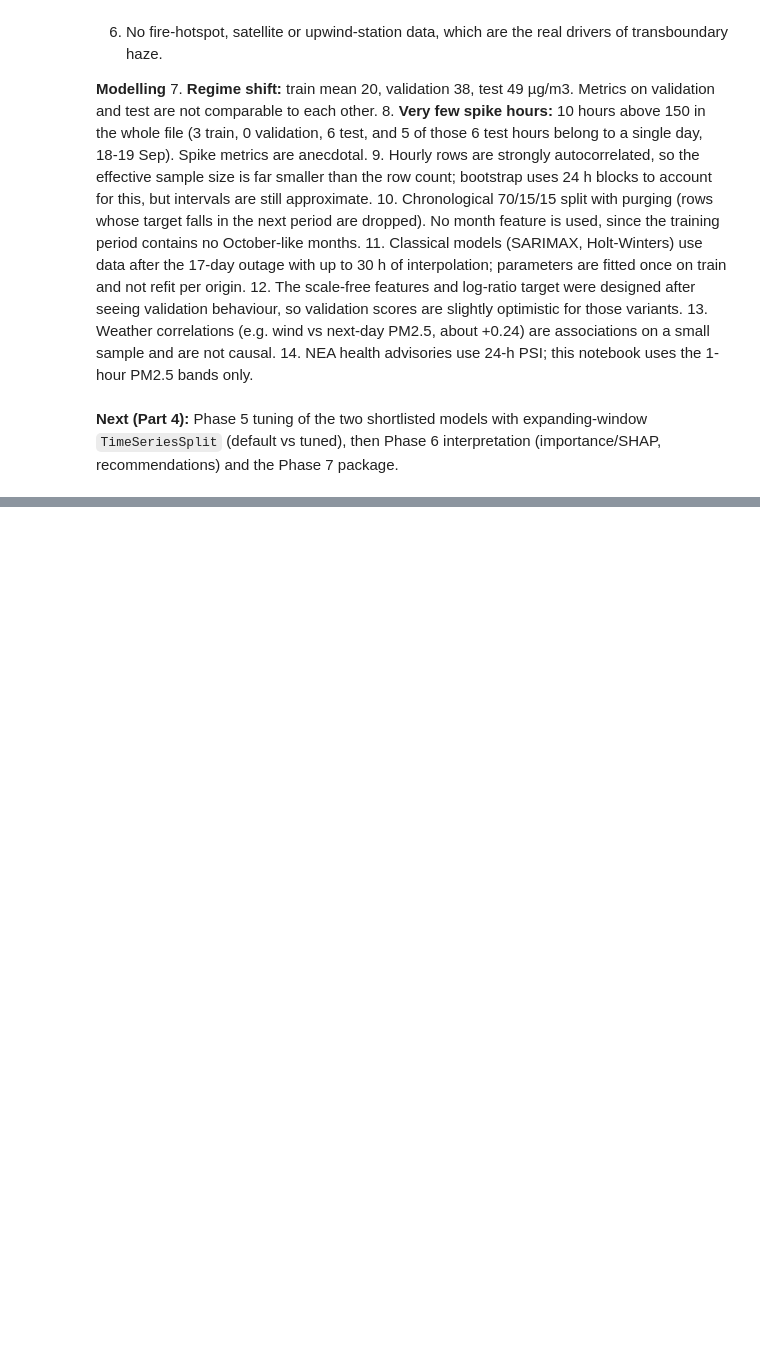
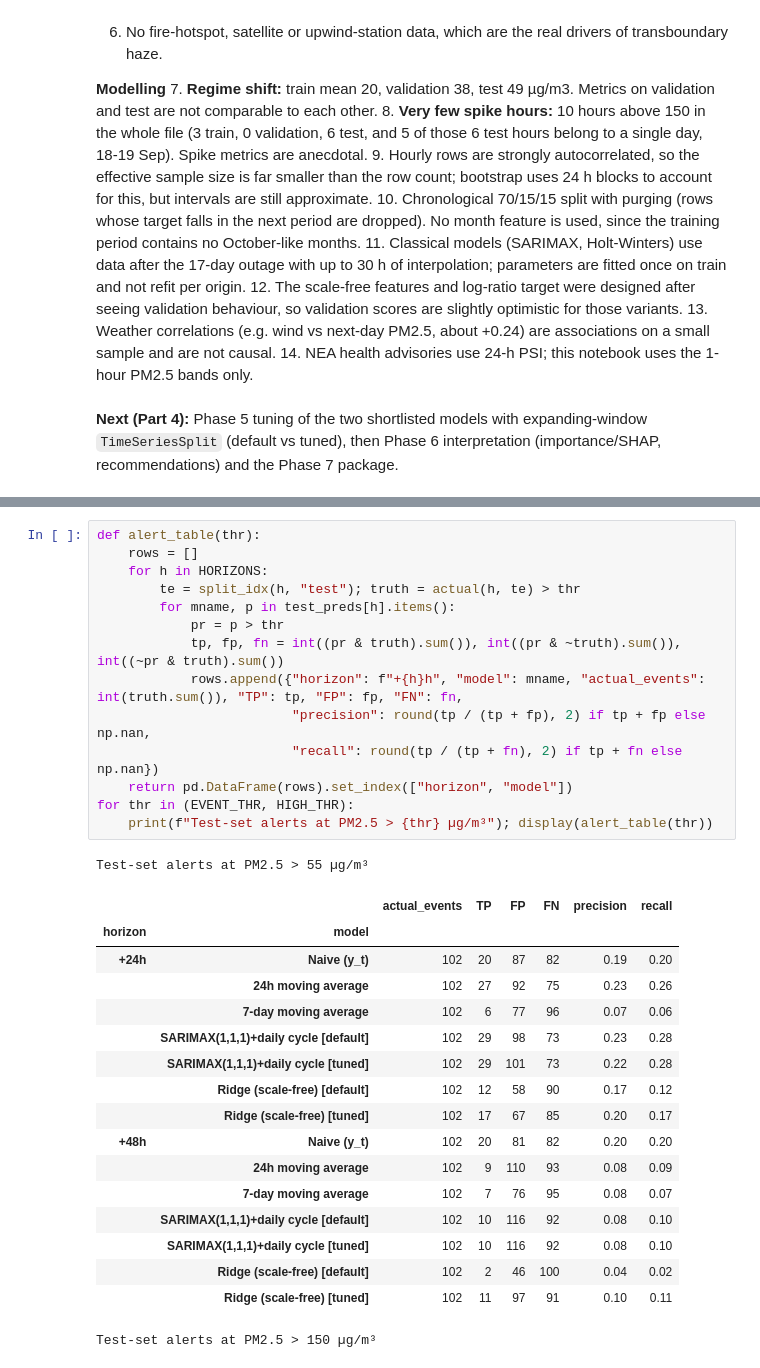
Before and after one commit to ZaField/Transboundary-Haze-Forecasting, a Jupyter notebook: Transboundary_Haze_Forecasting.ipynb, the cells around one changed output, grey strips where cells are left out. Drawn from its saved outputs; the diff is of its cells as text; blank space fills up the shorter version.

```diff
--- a/Transboundary_Haze_Forecasting.ipynb
+++ b/Transboundary_Haze_Forecasting.ipynb
@@ -1297,0 +1670,33 @@ Shortlisted for Phase 5 tuning: ['SARIMAX(1,1,1)+daily cycle', 'Ridge (scale-fre
+# %%
+def alert_table(thr):
+    rows = []
+    for h in HORIZONS:
+        te = split_idx(h, "test"); truth = actual(h, te) > thr
+        for mname, p in test_preds[h].items():
+            pr = p > thr
+            tp, fp, fn = int((pr & truth).sum()), int((pr & ~truth).sum()), int((~pr & truth).sum())
+            rows.append({"horizon": f"+{h}h", "model": mname, "actual_events": int(truth.sum()), "TP": tp, "FP": fp, "FN": fn,
+                         "precision": round(tp / (tp + fp), 2) if tp + fp else np.nan,
+                         "recall": round(tp / (tp + fn), 2) if tp + fn else np.nan})
+    return pd.DataFrame(rows).set_index(["horizon", "model"])
+for thr in (EVENT_THR, HIGH_THR):
+    print(f"Test-set alerts at PM2.5 > {thr} µg/m³"); display(alert_table(thr))
+# %% [output]
+Test-set alerts at PM2.5 > 55 µg/m³
+|  |  | actual_events | TP | FP | FN | precision | recall |
+| horizon | model |  |  |  |  |  |  |
+| +24h | Naive (y_t) | 102 | 20 | 87 | 82 | 0.19 | 0.20 |
+|  | 24h moving average | 102 | 27 | 92 | 75 | 0.23 | 0.26 |
+|  | 7-day moving average | 102 | 6 | 77 | 96 | 0.07 | 0.06 |
+|  | SARIMAX(1,1,1)+daily cycle [default] | 102 | 29 | 98 | 73 | 0.23 | 0.28 |
+|  | SARIMAX(1,1,1)+daily cycle [tuned] | 102 | 29 | 101 | 73 | 0.22 | 0.28 |
+|  | Ridge (scale-free) [default] | 102 | 12 | 58 | 90 | 0.17 | 0.12 |
+|  | Ridge (scale-free) [tuned] | 102 | 17 | 67 | 85 | 0.20 | 0.17 |
+| +48h | Naive (y_t) | 102 | 20 | 81 | 82 | 0.20 | 0.20 |
+|  | 24h moving average | 102 | 9 | 110 | 93 | 0.08 | 0.09 |
+|  | 7-day moving average | 102 | 7 | 76 | 95 | 0.08 | 0.07 |
+|  | SARIMAX(1,1,1)+daily cycle [default] | 102 | 10 | 116 | 92 | 0.08 | 0.10 |
+|  | SARIMAX(1,1,1)+daily cycle [tuned] | 102 | 10 | 116 | 92 | 0.08 | 0.10 |
+|  | Ridge (scale-free) [default] | 102 | 2 | 46 | 100 | 0.04 | 0.02 |
+|  | Ridge (scale-free) [tuned] | 102 | 11 | 97 | 91 | 0.10 | 0.11 |
+Test-set alerts at PM2.5 > 150 µg/m³
```
Also changed, not shown: parts of 41 cells of this notebook.
